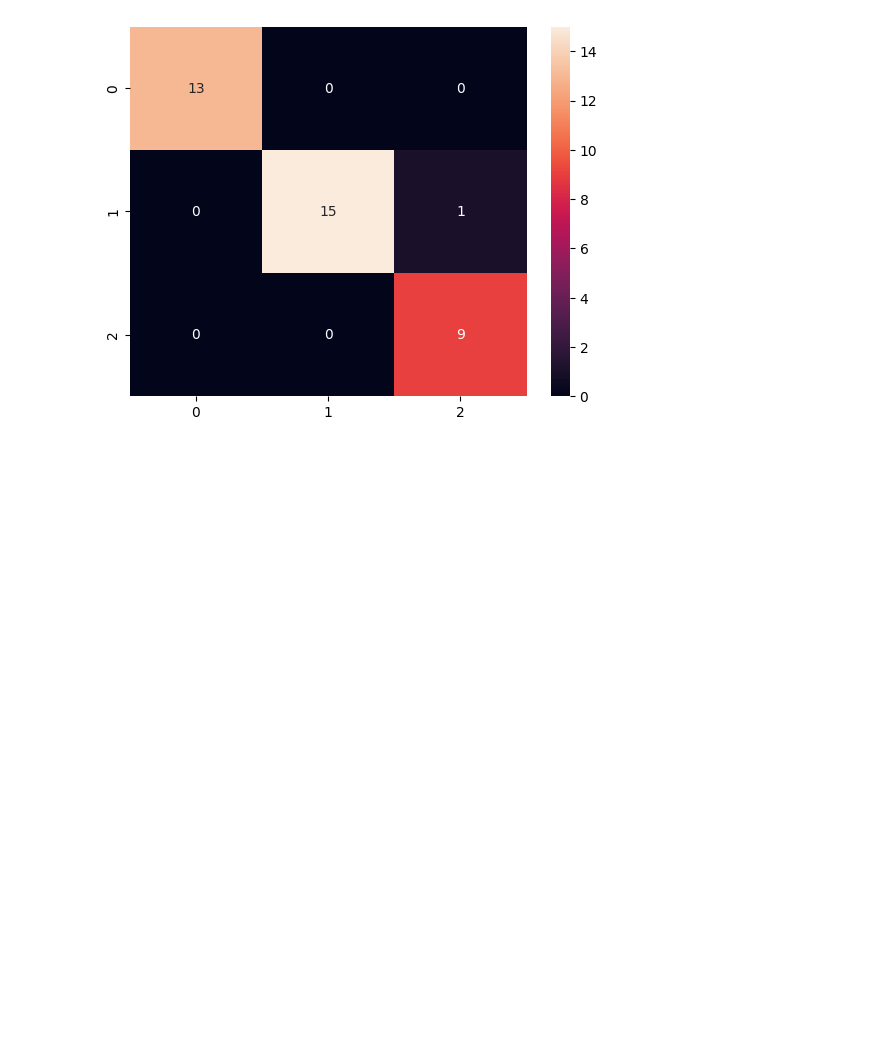
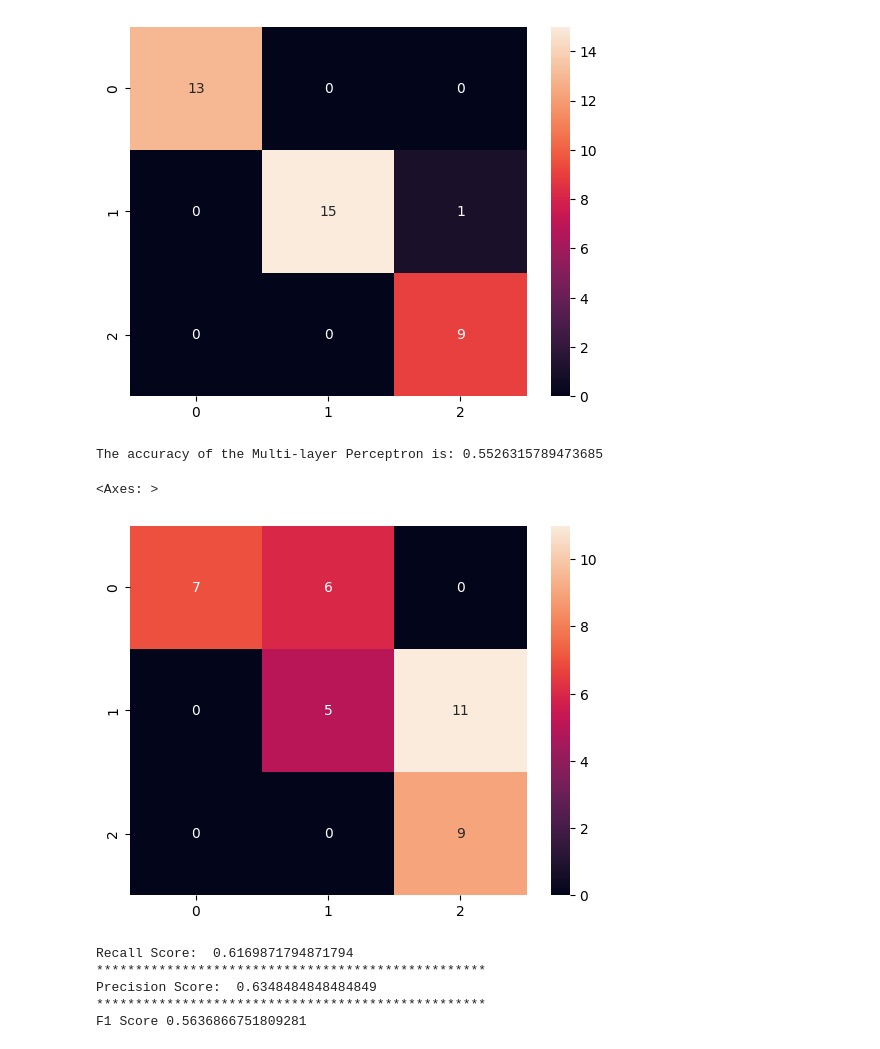
Before and after one commit to Mani007/fastAPIlib, a Jupyter notebook: basic python/sklearnobj.ipynb, the cells around one changed output. Saved outputs shown, nothing was run; the diff lists cells and outputs as text; code cells hidden in the pictures; blank space fills up the shorter version.

Commit message:
sklearn neural network

```diff
--- a/basic python/sklearnobj.ipynb
+++ b/basic python/sklearnobj.ipynb
@@ -228,3 +228,53 @@ sns.heatmap(cm, annot=True)
 # %% [output]
 <Axes: >
 [figure]
+# %%
+from sklearn.neural_network import MLPClassifier # neural network
+
+# Classifier
+clf = MLPClassifier(alpha=1e-5, hidden_layer_sizes=(3, 3), random_state=1)  # try once with solver='lbfgs',
+
+#Fiting trainging data
+clf.fit(X_train, y_train)
+
+#predicting the data
+y_pred = clf.predict(X_test)
+
+print('The accuracy of the Multi-layer Perceptron is:',metrics.accuracy_score(y_pred, y_test))
+# %% [output]
+The accuracy of the Multi-layer Perceptron is: 0.5526315789473685
+# %%
+#confusion matrix
+cm = metrics.confusion_matrix(y_test, y_pred)
+
+# Confusion Matrix
+import seaborn as sns
+sns.heatmap(cm, annot=True)
+# %% [output]
+<Axes: >
+[figure, added]
+# %%
+# Recall Score
+from sklearn.metrics import recall_score
+print("Recall Score: ", recall_score(y_test, y_pred, average='macro'))
+
+print("*"*50)
+
+# Precision Score
+from sklearn.metrics import precision_score
+print("Precision Score: ", precision_score(y_test, y_pred, average='macro'))
+
+
+print("*"*50)
+
+# F1 Score
+# f1 Score = 2 * (precision * recall) / (precision + recall)
+
+from sklearn.metrics import f1_score
+print("F1 Score", f1_score(y_test, y_pred, average='macro'))
+# %% [output]
+Recall Score:  0.6169871794871794
+**************************************************
+Precision Score:  0.6348484848484849
+**************************************************
+F1 Score 0.5636866751809281
```
